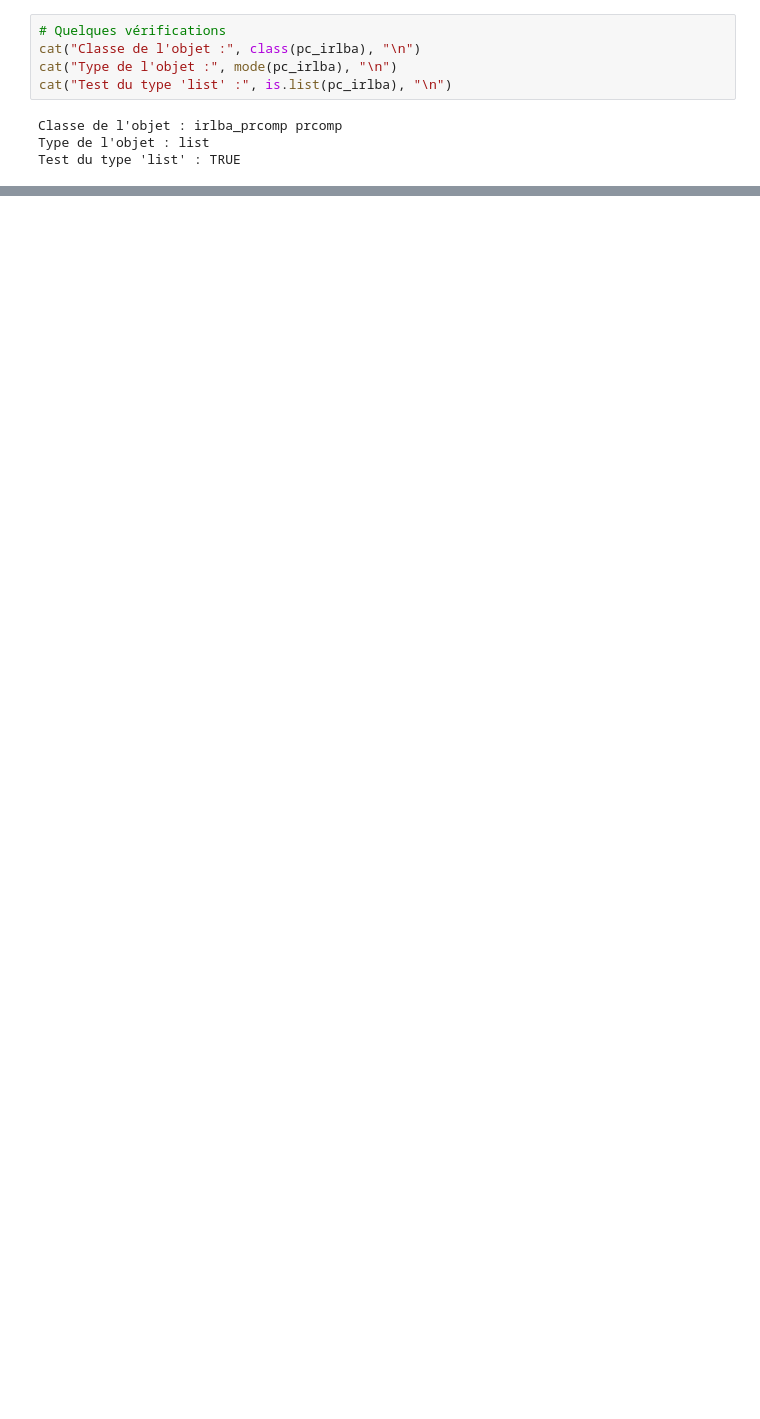
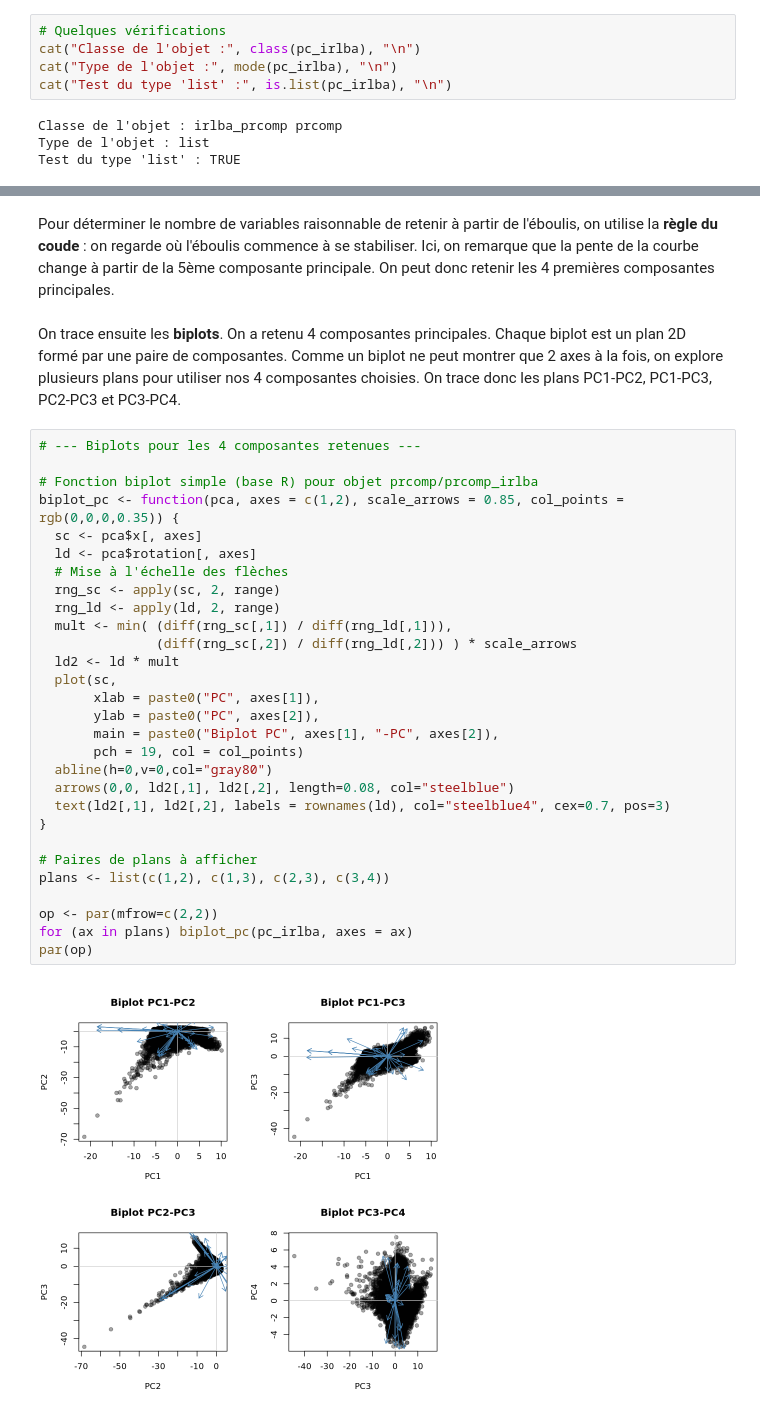
Before and after one commit to lisasko/Jupyter_meteo, a Jupyter notebook: partie_lisa.ipynb, the cells around one changed output, grey strips where cells are left out. Cells and saved outputs as stored; diff of their text form; blank space fills up the shorter version.

```diff
--- a/partie_lisa.ipynb
+++ b/partie_lisa.ipynb
@@ -144,0 +134,35 @@ plot(pc_irlba, type="l")
+# %% [markdown]
+Pour déterminer le nombre de variables raisonnable de retenir à partir de l'éboulis, on utilise la **règle du coude** : on regarde où l'éboulis commence à se stabiliser. Ici, on remarque que la pente de la courbe change à partir de la 5ème composante principale. On peut donc retenir les 4 premières composantes principales.
+# %% [markdown]
+On trace ensuite les **biplots**. On a retenu 4 composantes principales. Chaque biplot est un plan 2D formé par une paire de composantes. Comme un biplot ne peut montrer que 2 axes à la fois, on explore plusieurs plans pour utiliser nos 4 composantes choisies. On trace donc les plans PC1-PC2, PC1-PC3, PC2-PC3 et PC3-PC4.
+# %%
+# --- Biplots pour les 4 composantes retenues ---
+
+# Fonction biplot simple (base R) pour objet prcomp/prcomp_irlba
+biplot_pc <- function(pca, axes = c(1,2), scale_arrows = 0.85, col_points = rgb(0,0,0,0.35)) {
+  sc <- pca$x[, axes]
+  ld <- pca$rotation[, axes]
+  # Mise à l'échelle des flèches
+  rng_sc <- apply(sc, 2, range)
+  rng_ld <- apply(ld, 2, range)
+  mult <- min( (diff(rng_sc[,1]) / diff(rng_ld[,1])),
+               (diff(rng_sc[,2]) / diff(rng_ld[,2])) ) * scale_arrows
+  ld2 <- ld * mult
+  plot(sc,
+       xlab = paste0("PC", axes[1]),
+       ylab = paste0("PC", axes[2]),
+       main = paste0("Biplot PC", axes[1], "-PC", axes[2]),
+       pch = 19, col = col_points)
+  abline(h=0,v=0,col="gray80")
+  arrows(0,0, ld2[,1], ld2[,2], length=0.08, col="steelblue")
+  text(ld2[,1], ld2[,2], labels = rownames(ld), col="steelblue4", cex=0.7, pos=3)
+}
+
+# Paires de plans à afficher
+plans <- list(c(1,2), c(1,3), c(2,3), c(3,4))
+
+op <- par(mfrow=c(2,2))
+for (ax in plans) biplot_pc(pc_irlba, axes = ax)
+par(op)
+# %% [output]
+[figure, added]
```
Also changed, not shown: parts of 10 cells of this notebook.
